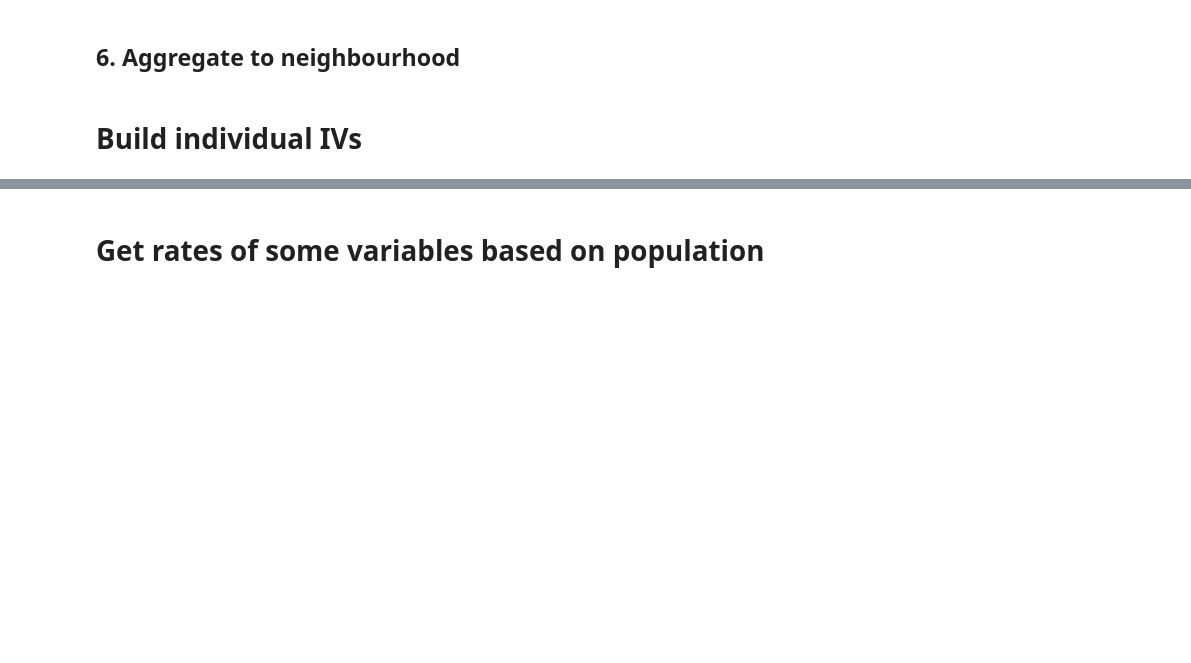
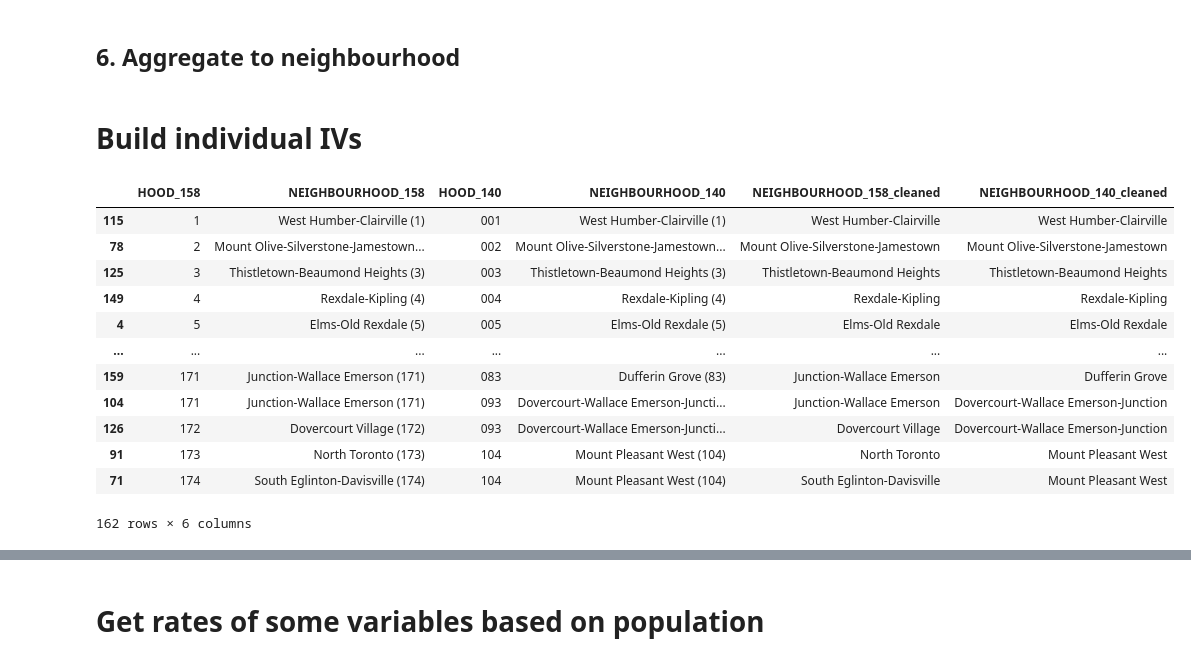
Before and after one commit to epheva/toronto-neighbourhood-correlations, a Jupyter notebook: df_preprocess.ipynb, the cells around one changed output, grey strips where cells are left out. Drawn from its saved outputs; the diff is of its cells as text; code cells hidden in the pictures; blank space fills up the shorter version.

```diff
--- a/df_preprocess.ipynb
+++ b/df_preprocess.ipynb
@@ -339,43 +372,62 @@ df91 = read_with_id('ZZZ_Toronto_Property_Sale/Toronto Signature Sites - 4326.cs
 df92 = read_with_id('ZZZ_Traffic_Volumes/tmc_most_recent_summary_data_cleaned.csv', "df92")
 df93 = read_with_id('ZZZ_Trees/Street Tree Data - 4326.csv', "df93")
 # %%
-# create linkage table, where each hood158 is associated with hood140, use df25 to identify full neighbourhood list
+# create linkage table, where each hood158 is associated with hood140, use df25 to identify full neighbourhood mapping
 linkage = df25[["HOOD_158_df25",
     "NEIGHBOURHOOD_158_df25",
     "HOOD_140_df25",
     "NEIGHBOURHOOD_140_df25"]]
+
 linkage = linkage.rename(columns={
     "HOOD_158_df25":"HOOD_158",
     "NEIGHBOURHOOD_158_df25":"NEIGHBOURHOOD_158",
     "HOOD_140_df25":"HOOD_140",
     "NEIGHBOURHOOD_140_df25":"NEIGHBOURHOOD_140"
 })
+
+# Remove duplicates to give a cleaned 158 -> 140 mapping
 linkage = linkage.drop_duplicates().reset_index(drop=True).sort_values("HOOD_158")
 
 # Drop NSA
 linkage = linkage[linkage["HOOD_158"].astype(str).str.strip() != "NSA"].copy()
 
-# Drop ()
+# Drop () so that we can match by neighbourhood name if needed later
 linkage[["NEIGHBOURHOOD_158_cleaned", "NEIGHBOURHOOD_140_cleaned"]] = (
     linkage[["NEIGHBOURHOOD_158", "NEIGHBOURHOOD_140"]]
     .apply(lambda col: col.str.replace(r"\s*\(\d+\)$", "", regex=True))
 )
+
 linkage_table = linkage
-
 linkage_table.to_csv("cleaned_hood_mapping.csv")
 
 # Convert neighbourhood 158 to int for later joins
 linkage_table["HOOD_158"] = pd.to_numeric(
     linkage_table["HOOD_158"],
     errors="coerce"
 )
 
 linkage_table = linkage_table.dropna(
     subset=["HOOD_158"]
 )
 
 linkage_table["HOOD_158"] = (
     linkage_table["HOOD_158"].astype(int)
 )
+
+linkage_table
+# %% [output]
+|  | HOOD_158 | NEIGHBOURHOOD_158 | HOOD_140 | NEIGHBOURHOOD_140 | NEIGHBOURHOOD_158_cleaned | NEIGHBOURHOOD_140_cleaned |
+| 115 | 1 | West Humber-Clairville (1) | 001 | West Humber-Clairville (1) | West Humber-Clairville | West Humber-Clairville |
+| 78 | 2 | Mount Olive-Silverstone-Jamestown... | 002 | Mount Olive-Silverstone-Jamestown... | Mount Olive-Silverstone-Jamestown | Mount Olive-Silverstone-Jamestown |
+| 125 | 3 | Thistletown-Beaumond Heights (3) | 003 | Thistletown-Beaumond Heights (3) | Thistletown-Beaumond Heights | Thistletown-Beaumond Heights |
+| 149 | 4 | Rexdale-Kipling (4) | 004 | Rexdale-Kipling (4) | Rexdale-Kipling | Rexdale-Kipling |
+| 4 | 5 | Elms-Old Rexdale (5) | 005 | Elms-Old Rexdale (5) | Elms-Old Rexdale | Elms-Old Rexdale |
+| ... | ... | ... | ... | ... | ... | ... |
+| 159 | 171 | Junction-Wallace Emerson (171) | 083 | Dufferin Grove (83) | Junction-Wallace Emerson | Dufferin Grove |
+| 104 | 171 | Junction-Wallace Emerson (171) | 093 | Dovercourt-Wallace Emerson-Juncti... | Junction-Wallace Emerson | Dovercourt-Wallace Emerson-Junction |
+| 126 | 172 | Dovercourt Village (172) | 093 | Dovercourt-Wallace Emerson-Juncti... | Dovercourt Village | Dovercourt-Wallace Emerson-Junction |
+| 91 | 173 | North Toronto (173) | 104 | Mount Pleasant West (104) | North Toronto | Mount Pleasant West |
+| 71 | 174 | South Eglinton-Davisville (174) | 104 | Mount Pleasant West (104) | South Eglinton-Davisville | Mount Pleasant West |
+162 rows × 6 columns
 # %%
 # preprocess df1 (Community Safety Indicators), converting row-wise dataframe to the neighbourhood-level
```
Also changed, not shown: parts of 51 cells of this notebook, 4 other files.
